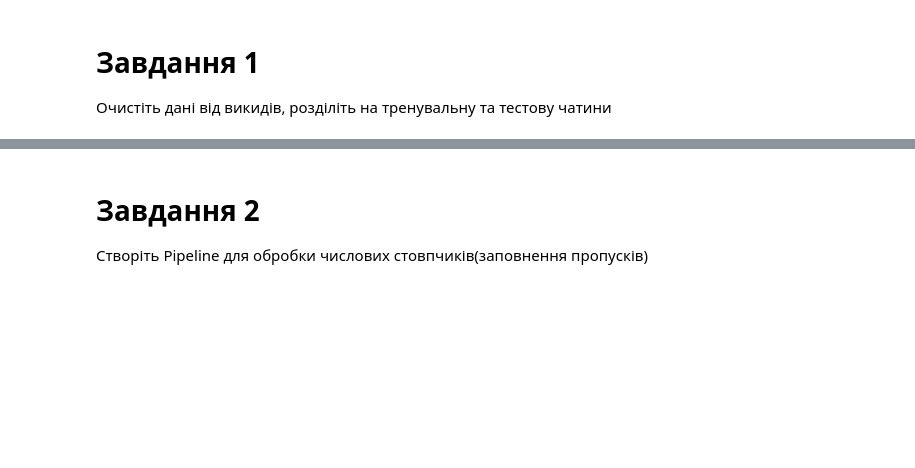
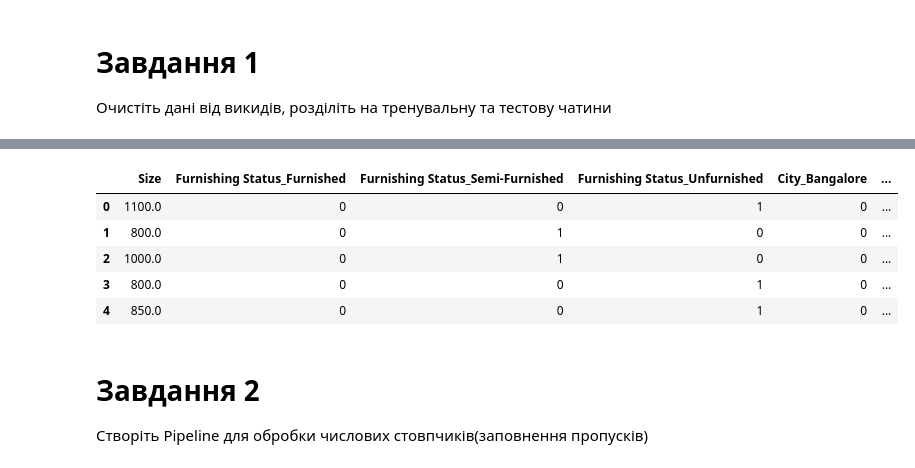
Before and after one commit to IrynaBarnych/AI7, a Jupyter notebook: module3/ДЗ_7.ipynb, the cells around one changed output, grey strips where cells are left out. Cells and saved outputs as stored; diff of their text form; code cells hidden in the pictures; blank space fills up the shorter version.

```diff
--- a/module3/ДЗ_7.ipynb
+++ b/module3/ДЗ_7.ipynb
@@ -30,3 +30,25 @@ df.head()
 # %% [markdown]
 # Завдання 1
 Очистіть дані від викидів, розділіть на тренувальну та тестову чатини
+# %%
+
+def remove_outliers(df, column_name):
+  column = df[column_name]
+
+  q1 = column.quantile(q=0.25)
+  q3 = column.quantile(q=0.75)
+
+  iqr = q3 - q1
+
+  lower = q1 - 1.5*iqr
+  upper = q3 + 1.5*iqr
+
+  mask = (column >= lower) & (column <= upper)
+
+  return df[mask]
+
+for column_name in df.columns:
+  if df.dtypes[column_name] in ("object", "datetime64[ns]"):
+    continue
+
+  df = remove_outliers(df, column_name)
@@ -32,0 +66,3 @@ df.head()
+# %%
+y = df['Rent']
+X = df.drop(columns='Rent')
@@ -32,0 +78,10 @@ df.head()
+# %%
+X = pd.get_dummies(X)
+X.head()
+# %% [output]
+|  | Size | Furnishing Status_Furnished | Furnishing Status_Semi-Furnished | Furnishing Status_Unfurnished | City_Bangalore | ... |
+| 0 | 1100.0 | 0 | 0 | 1 | 0 | ... |
+| 1 | 800.0 | 0 | 1 | 0 | 0 | ... |
+| 2 | 1000.0 | 0 | 1 | 0 | 0 | ... |
+| 3 | 800.0 | 0 | 0 | 1 | 0 | ... |
+| 4 | 850.0 | 0 | 0 | 1 | 0 | ... |
```
Also changed, not shown: parts of 20 cells of this notebook.
